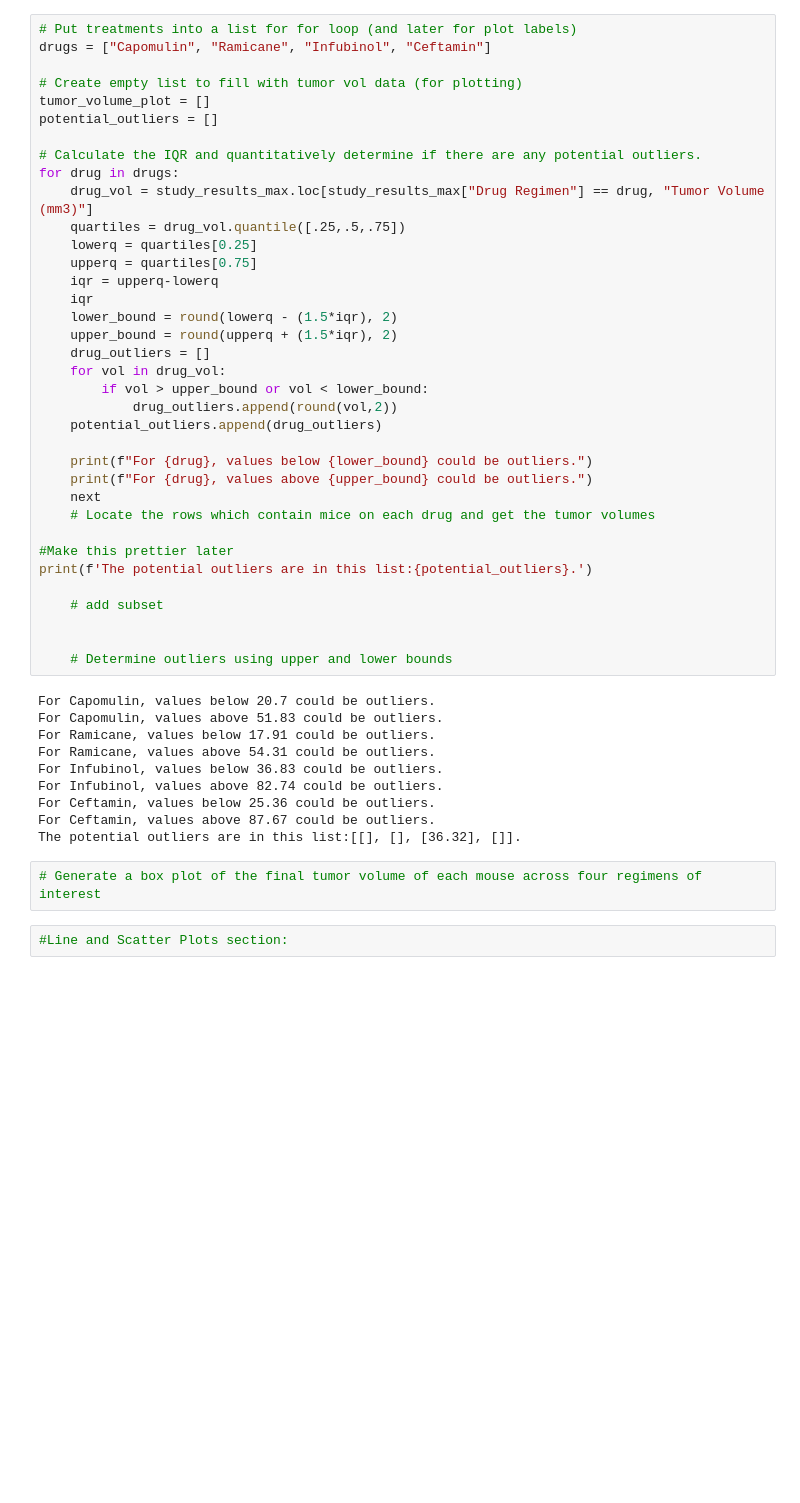
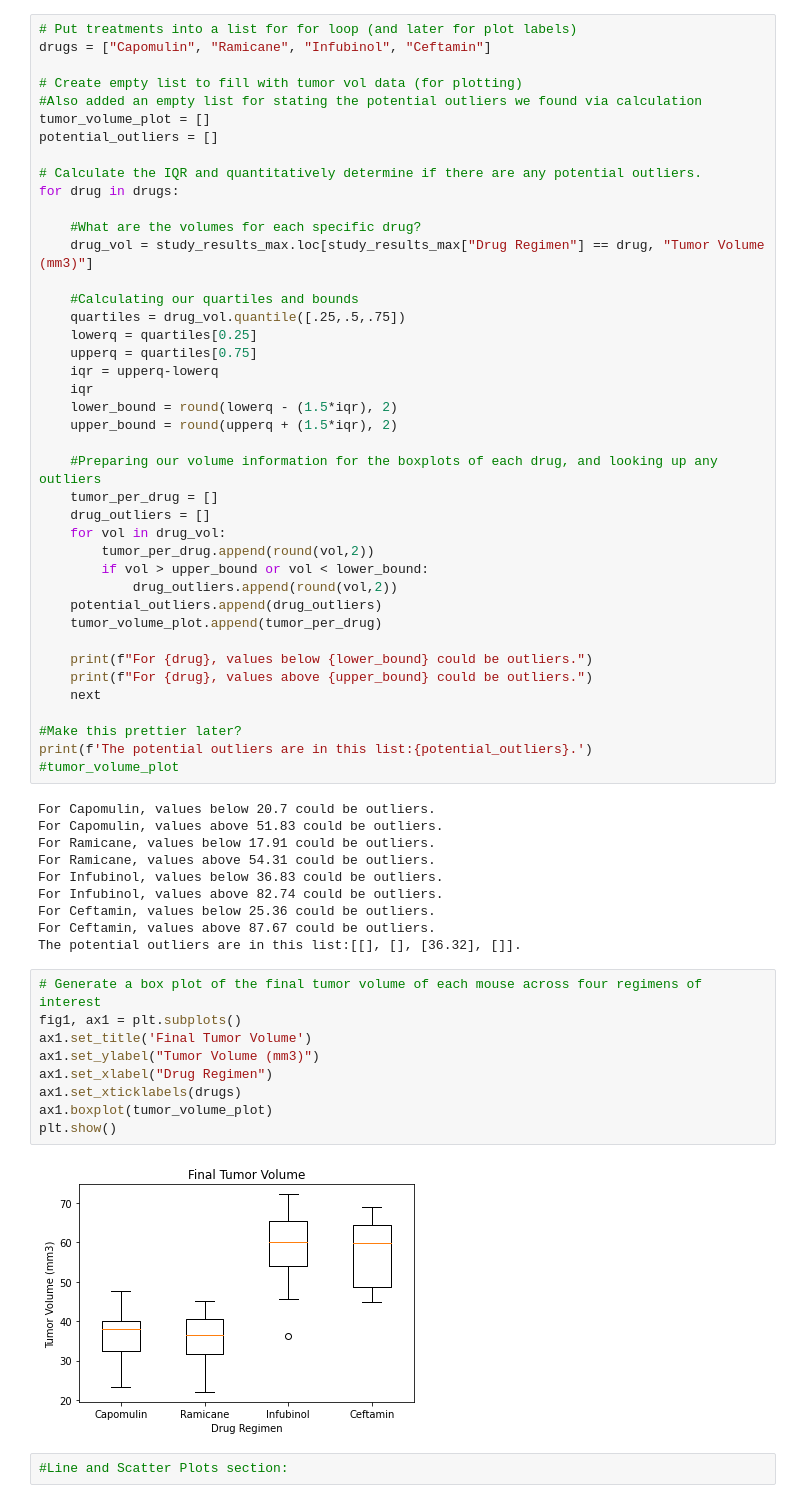
Before and after one commit to LongPatrol/Matplotlib, a Jupyter notebook: pymaceuticals.ipynb, the cells around one changed output. Cells and saved outputs as stored; diff of their text form; blank space fills up the shorter version.

Commit message:
Boxplot of the 4 drug regimens complete.

```diff
--- a/pymaceuticals.ipynb
+++ b/pymaceuticals.ipynb
@@ -203,12 +203,17 @@ See the caveats in the documentation: https://pandas.pydata.org/pandas-docs/stab
 drugs = ["Capomulin", "Ramicane", "Infubinol", "Ceftamin"]
 
 # Create empty list to fill with tumor vol data (for plotting)
+#Also added an empty list for stating the potential outliers we found via calculation
 tumor_volume_plot = []
 potential_outliers = []
 
 # Calculate the IQR and quantitatively determine if there are any potential outliers.
 for drug in drugs:
+
+    #What are the volumes for each specific drug?
     drug_vol = study_results_max.loc[study_results_max["Drug Regimen"] == drug, "Tumor Volume (mm3)"]
+
+    #Calculating our quartiles and bounds
     quartiles = drug_vol.quantile([.25,.5,.75])
     lowerq = quartiles[0.25]
     upperq = quartiles[0.75]
@@ -216,24 +221,24 @@ for drug in drugs:
     iqr
     lower_bound = round(lowerq - (1.5*iqr), 2)
     upper_bound = round(upperq + (1.5*iqr), 2)
+
+    #Preparing our volume information for the boxplots of each drug, and looking up any outliers
+    tumor_per_drug = []
     drug_outliers = []
     for vol in drug_vol:
+        tumor_per_drug.append(round(vol,2))
         if vol > upper_bound or vol < lower_bound:
             drug_outliers.append(round(vol,2))
     potential_outliers.append(drug_outliers)
+    tumor_volume_plot.append(tumor_per_drug)
 
     print(f"For {drug}, values below {lower_bound} could be outliers.")
     print(f"For {drug}, values above {upper_bound} could be outliers.")
     next
-    # Locate the rows which contain mice on each drug and get the tumor volumes
 
-#Make this prettier later
+#Make this prettier later?
 print(f'The potential outliers are in this list:{potential_outliers}.')
-
-    # add subset
-
-
-    # Determine outliers using upper and lower bounds
+#tumor_volume_plot
 # %% [output]
 For Capomulin, values below 20.7 could be outliers.
 For Capomulin, values above 51.83 could be outliers.
@@ -246,6 +251,15 @@ For Ceftamin, values above 87.67 could be outliers.
 The potential outliers are in this list:[[], [], [36.32], []].
 # %%
 # Generate a box plot of the final tumor volume of each mouse across four regimens of interest
+fig1, ax1 = plt.subplots()
+ax1.set_title('Final Tumor Volume')
+ax1.set_ylabel("Tumor Volume (mm3)")
+ax1.set_xlabel("Drug Regimen")
+ax1.set_xticklabels(drugs)
+ax1.boxplot(tumor_volume_plot)
+plt.show()
+# %% [output]
+[figure, added]
 # %%
 #Line and Scatter Plots section:
 # %%
```
